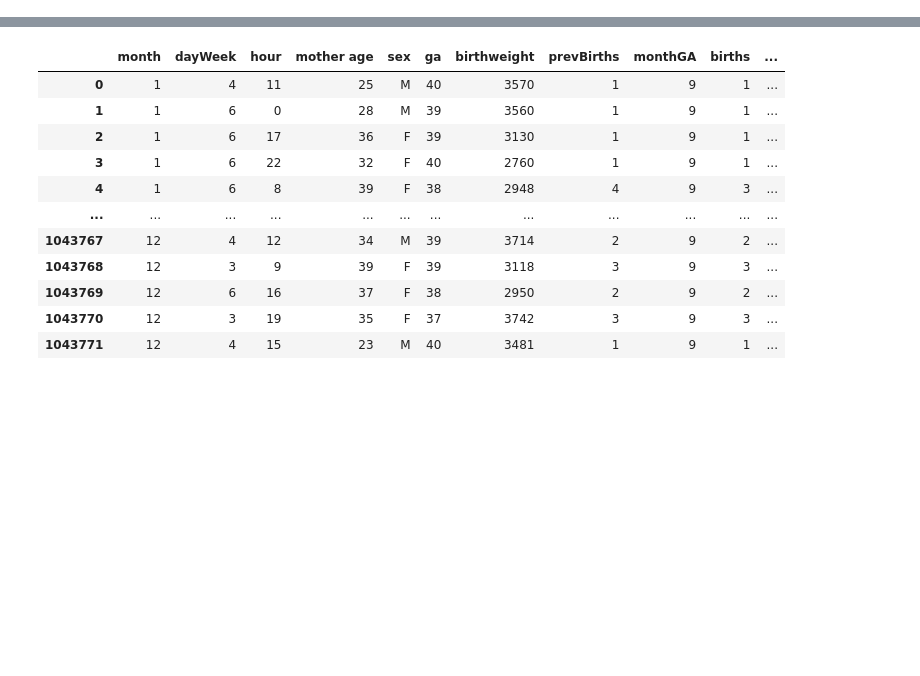
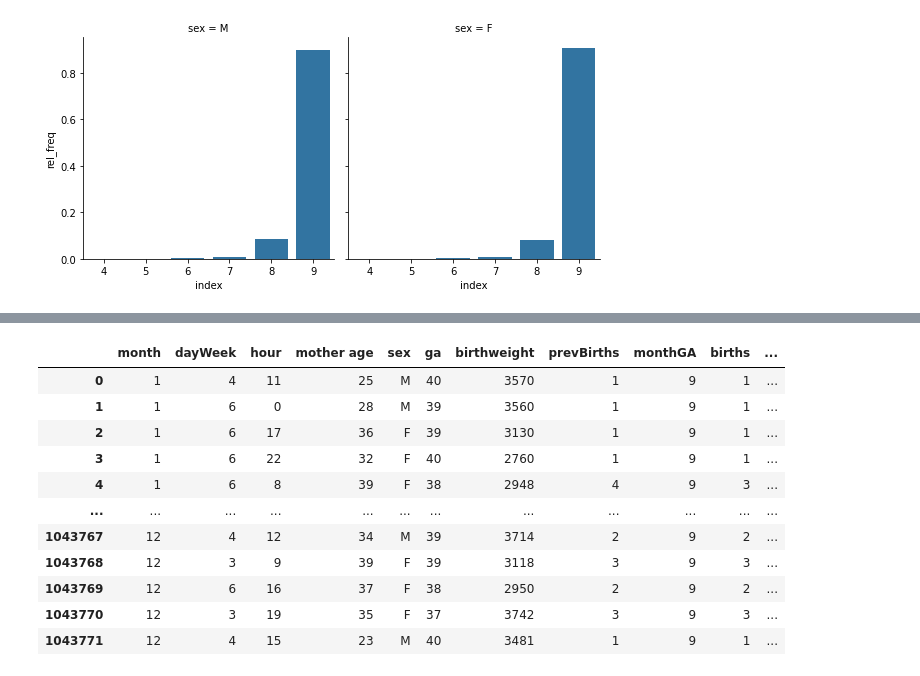
Before and after one commit to marcjmccoy/DATA624_HW4, a Jupyter notebook: hw4_week5 .ipynb, the cells around one changed output, grey strips where cells are left out. Drawn from its saved outputs; the diff is of its cells as text; code cells hidden in the pictures; blank space fills up the shorter version.

```diff
--- a/hw4_week5 .ipynb
+++ b/hw4_week5 .ipynb
@@ -29,25 +76,48 @@ Plot the histogram of the birtweight for both sexes using a FacetGrid.
 # %%
 
 def gaWeeksToMonth(gaWeek):
 
     if gaWeek < 4:
         return 1
     elif gaWeek < 10 :
         return 2
     elif gaWeek < 13 :
         return 3
     elif gaWeek < 19 :
         return 4
     elif gaWeek < 23 :
           return 5
     elif gaWeek < 28 :
         return 6
     elif gaWeek < 32 :
         return 7
     elif gaWeek < 37 :
         return 8
     else :
         return 9
 
+#wrangling
+weightData['monthGA'] = weightData['ga'].apply(lambda x:  gaWeeksToMonth(x))
 
-weightData['monthGA'] = weightData['ga'].apply(lambda x:  gaWeeksToMonth(x))
+weightData_sex_F = weightData[weightData['sex'] == 'F']
+a = weightData_sex_F['monthGA'].value_counts()
+df_F = pd.DataFrame(a)
+df_F['sex'] = 'F'
+df_F['rel_freq'] = df_F['monthGA'] / np.sum(df_F['monthGA'])
+
+weightData_sex_M = weightData[weightData['sex'] == 'M']
+a = weightData_sex_M['monthGA'].value_counts()
+df_M = pd.DataFrame(a)
+df_M['sex'] = 'M'
+df_M['rel_freq'] = df_M['monthGA'] / np.sum(df_M['monthGA'])
+
+df_final = pd.concat([df_M, df_F]).reset_index()
+df_final
+
+#plotting
+g = sns.FacetGrid(df_final, col='sex', height=4)
+
+g.map( sns.barplot,  "index",  "rel_freq"   )
+plt.tight_layout()
+# %% [output]
+[figure, added]
```
Also changed, not shown: parts of 9 cells of this notebook.
